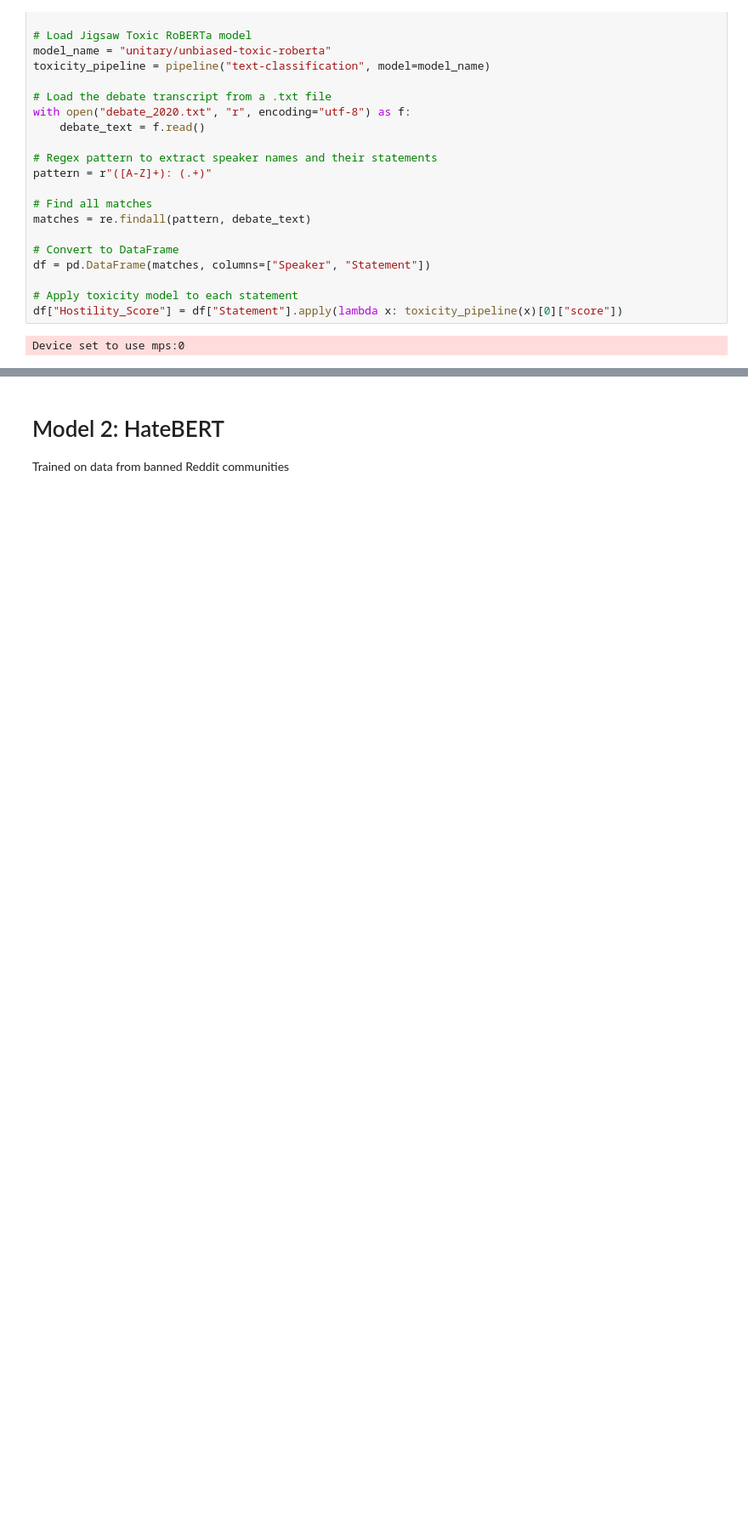
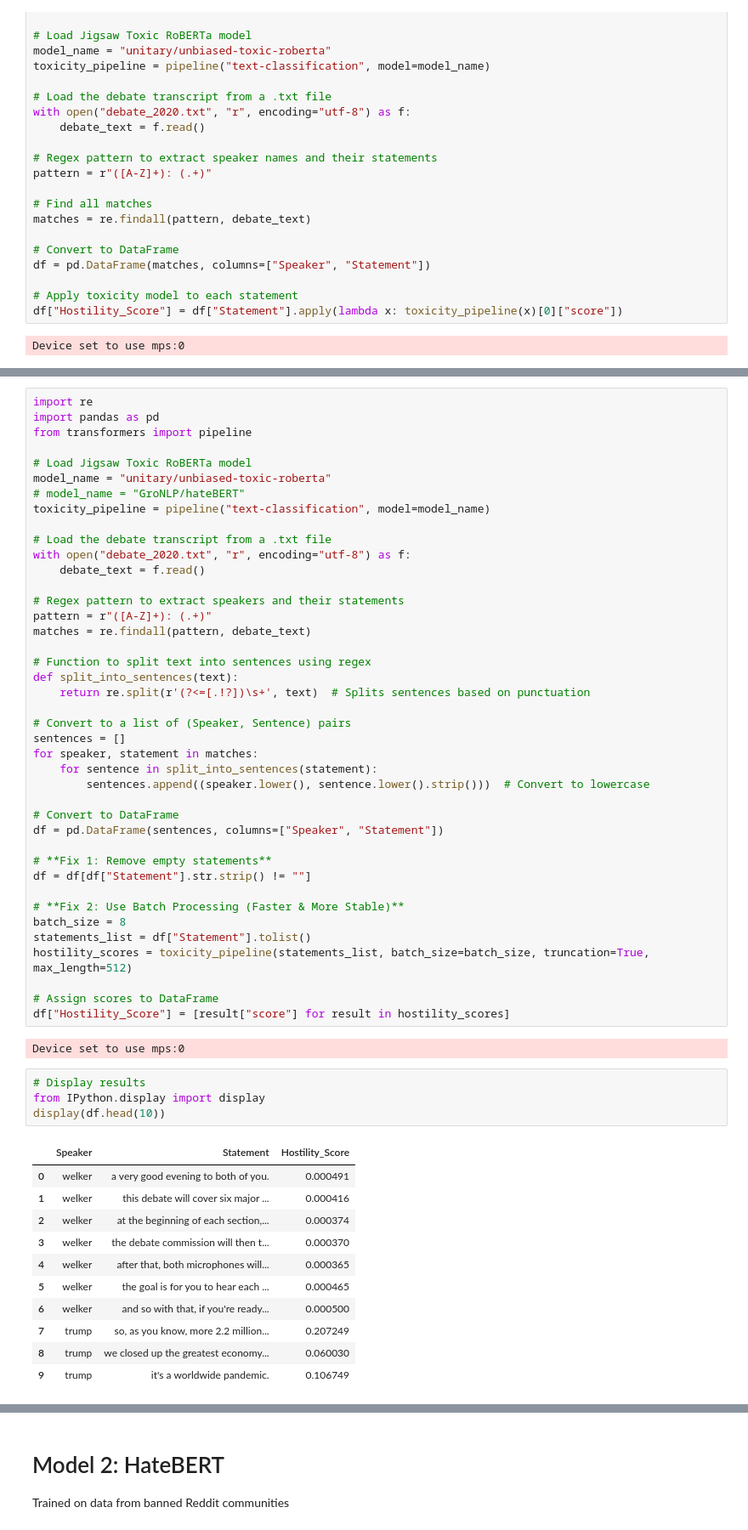
Before and after one commit to TyPer1234/NLU_Project-, a Jupyter notebook: debates.ipynb, the cells around one changed output, grey strips where cells are left out. Shown: that part at 85% size. Cells and saved outputs as stored; diff of their text form; blank space fills up the shorter version.

Commit message:
Added a cell where we split by sentence instead of paragraph

```diff
--- a/debates.ipynb
+++ b/debates.ipynb
@@ -63,3 +77,62 @@ print(df.head(10))  # Text-based output
+# %%
+import re
+import pandas as pd
+from transformers import pipeline
+
+# Load Jigsaw Toxic RoBERTa model
+model_name = "unitary/unbiased-toxic-roberta"
+# model_name = "GroNLP/hateBERT"
+toxicity_pipeline = pipeline("text-classification", model=model_name)
+
+# Load the debate transcript from a .txt file
+with open("debate_2020.txt", "r", encoding="utf-8") as f:
+    debate_text = f.read()
+
+# Regex pattern to extract speakers and their statements
+pattern = r"([A-Z]+): (.+)"
+matches = re.findall(pattern, debate_text)
+
+# Function to split text into sentences using regex
+def split_into_sentences(text):
+    return re.split(r'(?<=[.!?])\s+', text)  # Splits sentences based on punctuation
+
+# Convert to a list of (Speaker, Sentence) pairs
+sentences = []
+for speaker, statement in matches:
+    for sentence in split_into_sentences(statement):
+        sentences.append((speaker.lower(), sentence.lower().strip()))  # Convert to lowercase
+
+# Convert to DataFrame
+df = pd.DataFrame(sentences, columns=["Speaker", "Statement"])
+
+# **Fix 1: Remove empty statements**
+df = df[df["Statement"].str.strip() != ""]
+
+# **Fix 2: Use Batch Processing (Faster & More Stable)**
+batch_size = 8
+statements_list = df["Statement"].tolist()
+hostility_scores = toxicity_pipeline(statements_list, batch_size=batch_size, truncation=True, max_length=512)
+
+# Assign scores to DataFrame
+df["Hostility_Score"] = [result["score"] for result in hostility_scores]
+# %% [output]
+Device set to use mps:0
+# %%
+# Display results
+from IPython.display import display
+display(df.head(10))
+# %% [output]
+|  | Speaker | Statement | Hostility_Score |
+| 0 | welker | a very good evening to both of you. | 0.000491 |
+| 1 | welker | this debate will cover six major ... | 0.000416 |
+| 2 | welker | at the beginning of each section,... | 0.000374 |
+| 3 | welker | the debate commission will then t... | 0.000370 |
+| 4 | welker | after that, both microphones will... | 0.000365 |
+| 5 | welker | the goal is for you to hear each ... | 0.000465 |
+| 6 | welker | and so with that, if you're ready... | 0.000500 |
+| 7 | trump | so, as you know, more 2.2 million... | 0.207249 |
+| 8 | trump | we closed up the greatest economy... | 0.060030 |
+| 9 | trump | it's a worldwide pandemic. | 0.106749 |
 # %%
 # Group by Speaker and calculate the mean hostility score
 avg_hostility = df.groupby("Speaker")["Hostility_Score"].mean()
```
Also changed, not shown: parts of 4 cells of this notebook.
